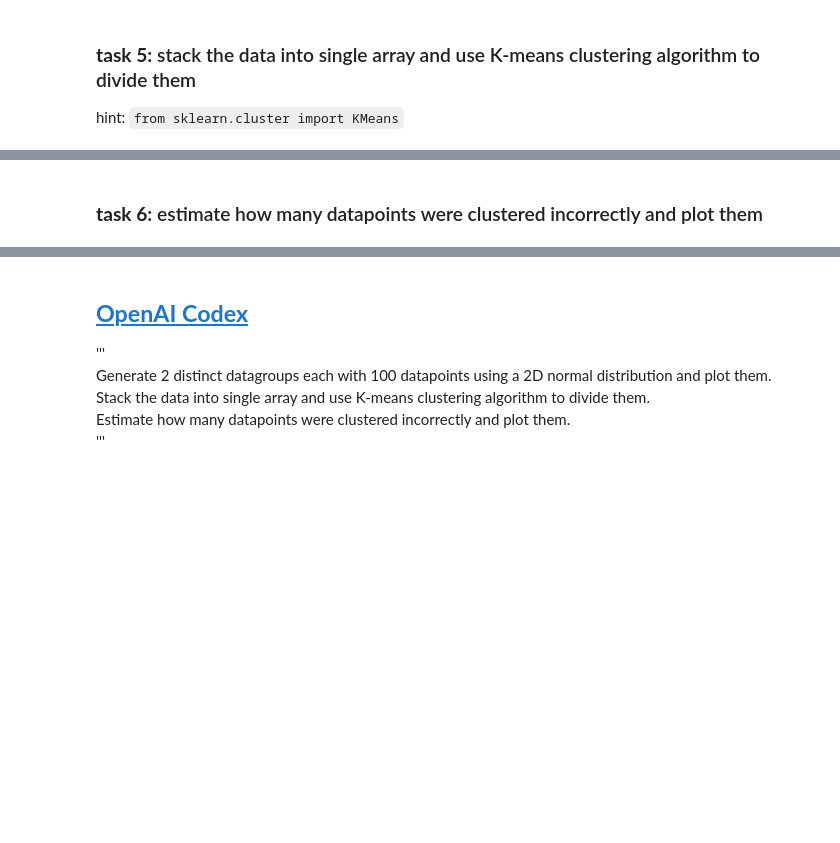
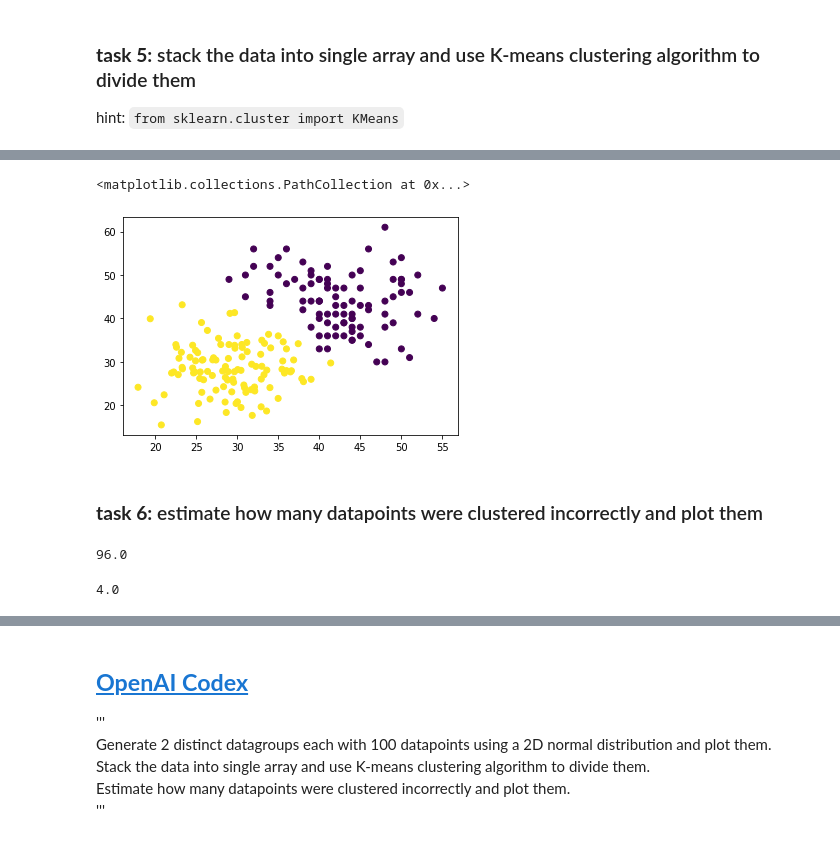
Before and after one commit to tomasplsek/AstroML, a Jupyter notebook: 01_uvod.ipynb, the cells around one changed output, grey strips where cells are left out. Cells and saved outputs as stored; diff of their text form; code cells hidden in the pictures; blank space fills up the shorter version.

```diff
--- a/01_uvod.ipynb
+++ b/01_uvod.ipynb
@@ -877,0 +918,2 @@ hint: `from sklearn.cluster import KMeans`
+# %%
+kmeans = KMeans(n_clusters=2).fit(X)
@@ -878,2 +937,7 @@ hint: `from sklearn.cluster import KMeans`
+# %%
+plt.scatter(X[:,0], X[:,1], c=kmeans.labels_)
+# %% [output]
+<matplotlib.collections.PathCollection at 0x...>
+[figure, added]
 # %% [markdown]
 ### **task 6:** estimate how many datapoints were clustered incorrectly and plot them
@@ -879,0 +947,8 @@ hint: `from sklearn.cluster import KMeans`
+# %%
+sum((labels == kmeans.labels_).astype(int)) / len(labels) * 100
+# %% [output]
+96.0
+# %%
+sum((labels != kmeans.labels_).astype(int)) / len(labels) * 100
+# %% [output]
+4.0
```
Also changed, not shown: parts of 46 cells of this notebook.
